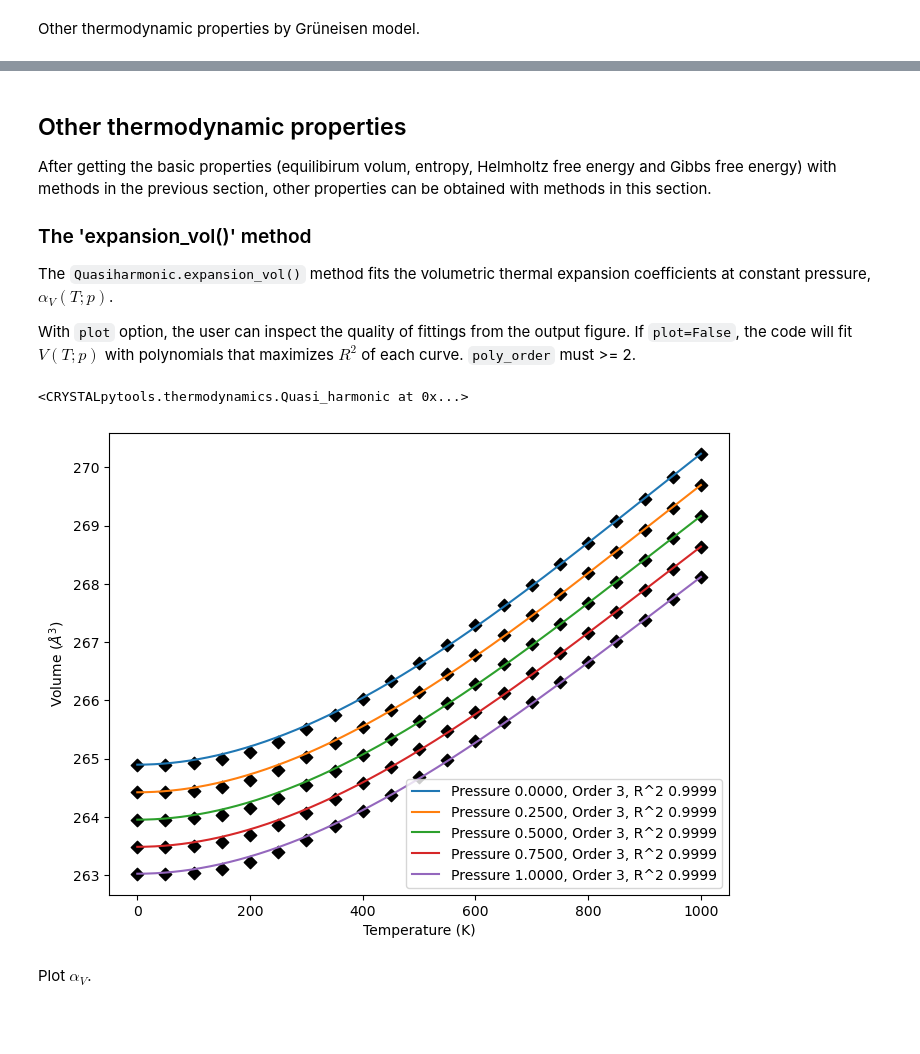
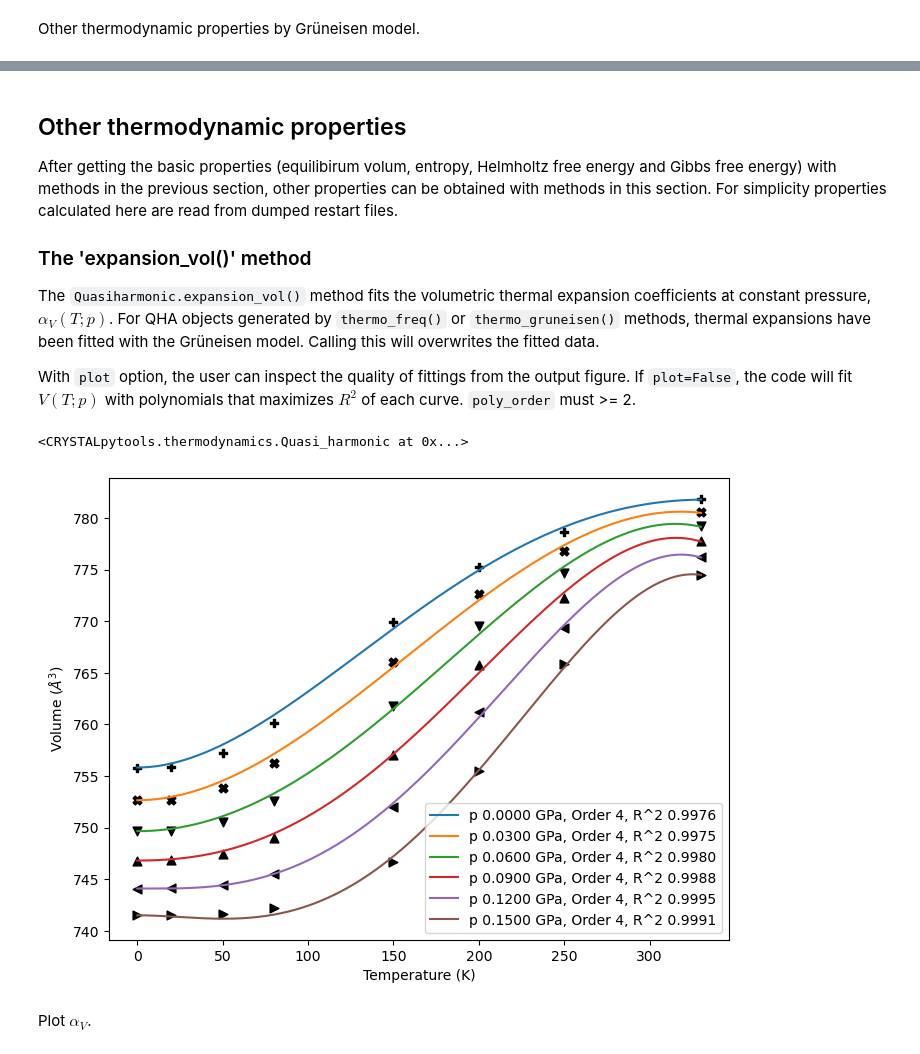
Before and after one commit to Spica-Vir/CRYSTALpytools-dev, a Jupyter notebook: examples/thermodynamics/qha.ipynb, the cells around one changed output, grey strips where cells are left out. Cells and saved outputs as stored; diff of their text form; code cells hidden in the pictures; blank space fills up the shorter version.

```diff
--- a/examples/thermodynamics/qha.ipynb
+++ b/examples/thermodynamics/qha.ipynb
@@ -220,30 +256,22 @@ Adiabatic bulk modulus at 500K, 1GPa : 237.0194 GPa
 # %% [markdown]
 ## Other thermodynamic properties
 
-After getting the basic properties (equilibirum volum, entropy, Helmholtz free energy and Gibbs free energy) with methods in the previous section, other properties can be obtained with methods in this section.
+After getting the basic properties (equilibirum volum, entropy, Helmholtz free energy and Gibbs free energy) with methods in the previous section, other properties can be obtained with methods in this section. For simplicity properties calculated here are read from dumped restart files.
 
 ### The 'expansion_vol()' method
 
-The `Quasiharmonic.expansion_vol()` method fits the volumetric thermal expansion coefficients at constant pressure, $\alpha_{V}(T; p)$.
+The `Quasiharmonic.expansion_vol()` method fits the volumetric thermal expansion coefficients at constant pressure, $\alpha_{V}(T; p)$. For QHA objects generated by `thermo_freq()` or `thermo_gruneisen()` methods, thermal expansions have been fitted with the Grüneisen model. Calling this will overwrites the fitted data.
 
 With `plot` option, the user can inspect the quality of fittings from the output figure. If `plot=False`, the code will fit $V(T; p)$ with polynomials that maximizes $R^{2}$ of each curve. ``poly_order`` must >= 2.
 # %%
 import numpy as np
 from CRYSTALpytools.thermodynamics import Quasi_harmonic
 
-file = 'qha_corundumG.out'
-T = np.linspace(0, 1000, 21)
-p = np.linspace(0, 1, 5)
-
-freq = Quasi_harmonic().from_file(file, source='crystal-QHA')
-freq.thermo_freq(temperature=T, pressure=p, eos_method='birch_murnaghan',
-                 poly_order=3, min_method='BFGS')
-
-freq.expansion_vol(poly_order=[2, 3, 4], plot=True,
-                   fit_fig='qha_corundumG.png')
+obj = Quasi_harmonic.restart('qha_FreqFit.yaml')
+obj.expansion_vol(poly_order=[2, 3, 4], plot=True, fit_fig='qha_paracetamolG.png')
 # %% [output]
 <CRYSTALpytools.thermodynamics.Quasi_harmonic at 0x...>
-[figure, old version]
+[figure, new version]
 # %% [markdown]
 Plot $\alpha_{V}$.
 # %%
```
Also changed, not shown: parts of 31 cells of this notebook, 9 other files.
